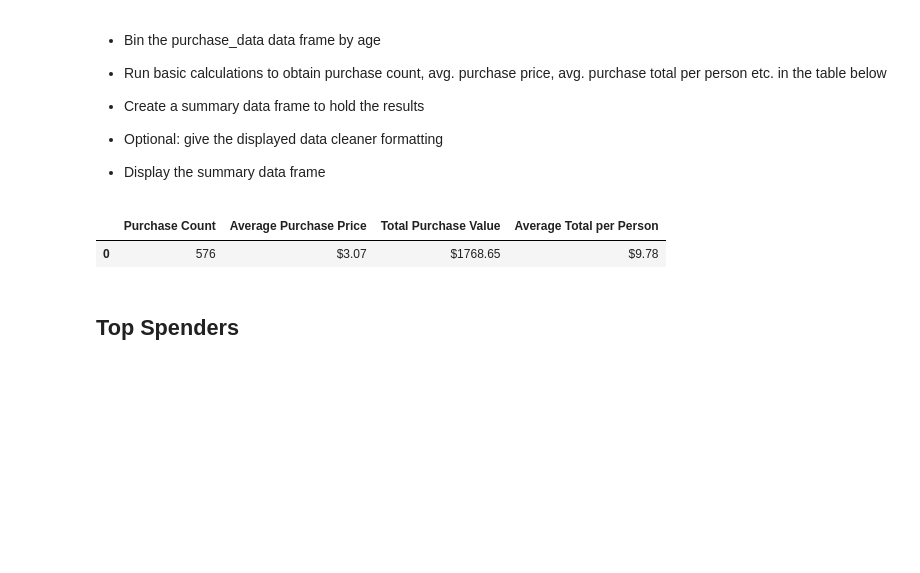
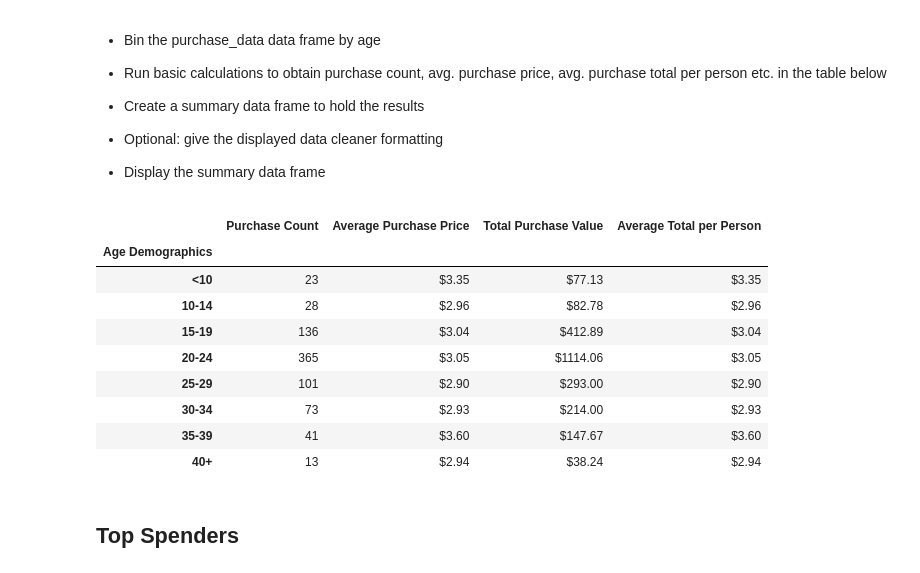
Before and after one commit to obrien630/GW_ARL_201811_DATA-3_Homework_Pandas, a Jupyter notebook: 04-Pandas/HeroesOfPymoli/MOB_v1.ipynb, the cells around one changed output. Saved outputs shown, nothing was run; the diff lists cells and outputs as text; code cells hidden in the pictures; blank space fills up the shorter version.

```diff
--- a/04-Pandas/HeroesOfPymoli/MOB_v1.ipynb
+++ b/04-Pandas/HeroesOfPymoli/MOB_v1.ipynb
@@ -202,38 +221,45 @@ age_analysis_table.head()
 
 * Display the summary data frame
 # %%
+purchase_data = pd.read_csv(file_to_load)
+
+new_purchase_data_age = purchase_data.loc[:,["SN", "Purchase ID", "Price"]]
+
 purchase_data["Age Demographics"] = pd.cut(purchase_data["Age"], [0, 10, 15, 20, 25, 30, 35, 40, 150],
                               labels=["<10", "10-14", "15-19", "20-24", "25-29", "30-34", "35-39", "40+"],
                               include_lowest=True, right=False)
 
-number_purchases_age = len(purchase_data["Purchase ID"].value_counts())
+age_purchase_data = purchase_data.groupby("Age Demographics")
 
-avg_purchase_price = purchase_data["Price"].mean()
+age_demographics_purchase_count = purchase_data.groupby("Age Demographics").count()["Purchase ID"]
 
-total_purchase_age = purchase_data["Price"].sum()
+age_demographic_avg_purchase_price = purchase_data.groupby(["Age Demographics"]).mean()["Price"]
 
-gender_counts = purchase_data["Gender"].value_counts()
+age_demographic_total_purchase = purchase_data.groupby(["Age Demographics"]).sum()["Price"]
 
-number_unique_items = len(purchase_data["Item Name"].unique())
+age_demographic_avg_total_person = age_demographic_total_purchase / age_demographics_purchase_count
 
-age_data = purchase_data.groupby("Age Demographics")
-
-avg_total_age = number_unique_items / total_purchase_age * 100
-
-age_purchasing_analysis_table = pd.DataFrame({"Purchase Count": number_purchases_age,
-                           "Average Purchase Price": avg_purchase_price,
-                           "Total Purchase Value": total_purchase_age,
-                           "Average Total per Person": avg_total_age}, index=[0])
+age_purchasing_analysis_table = pd.DataFrame({"Purchase Count": age_demographics_purchase_count,
+                           "Average Purchase Price": age_demographic_avg_purchase_price,
+                           "Total Purchase Value": age_demographic_total_purchase,
+                           "Average Total per Person": age_demographic_avg_total_person})
 
 age_purchasing_analysis_table["Average Purchase Price"] = age_purchasing_analysis_table["Average Purchase Price"].map("${:.2f}".format)
 age_purchasing_analysis_table["Total Purchase Value"] = age_purchasing_analysis_table["Total Purchase Value"].map("${:.2f}".format)
 age_purchasing_analysis_table["Average Total per Person"] = age_purchasing_analysis_table["Average Total per Person"].map("${:.2f}".format)
 
-
-age_purchasing_analysis_table.head()
+age_purchasing_analysis_table.head(10)
 # %% [output]
 |  | Purchase Count | Average Purchase Price | Total Purchase Value | Average Total per Person |
-| 0 | 576 | $3.07 | $1768.65 | $9.78 |
+| Age Demographics |  |  |  |  |
+| <10 | 23 | $3.35 | $77.13 | $3.35 |
+| 10-14 | 28 | $2.96 | $82.78 | $2.96 |
+| 15-19 | 136 | $3.04 | $412.89 | $3.04 |
+| 20-24 | 365 | $3.05 | $1114.06 | $3.05 |
+| 25-29 | 101 | $2.90 | $293.00 | $2.90 |
+| 30-34 | 73 | $2.93 | $214.00 | $2.93 |
+| 35-39 | 41 | $3.60 | $147.67 | $3.60 |
+| 40+ | 13 | $2.94 | $38.24 | $2.94 |
 # %% [markdown]
 ## Top Spenders
 # %% [markdown]
```
Also changed, not shown: parts of 7 cells of this notebook.
